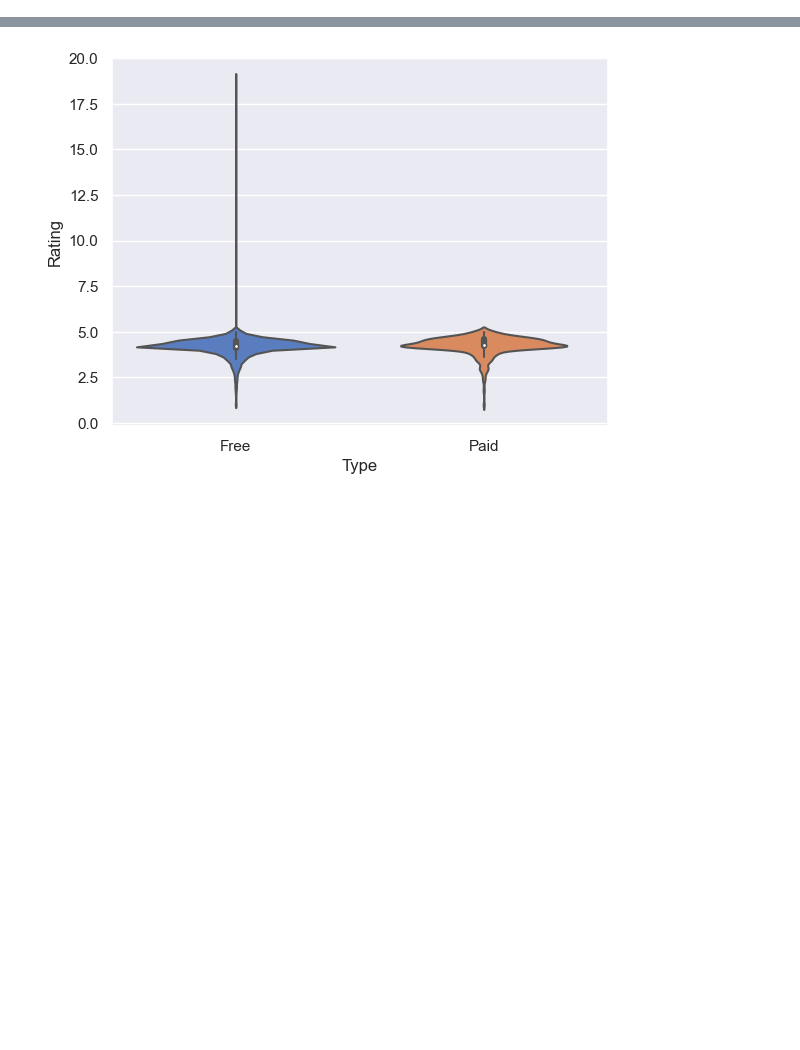
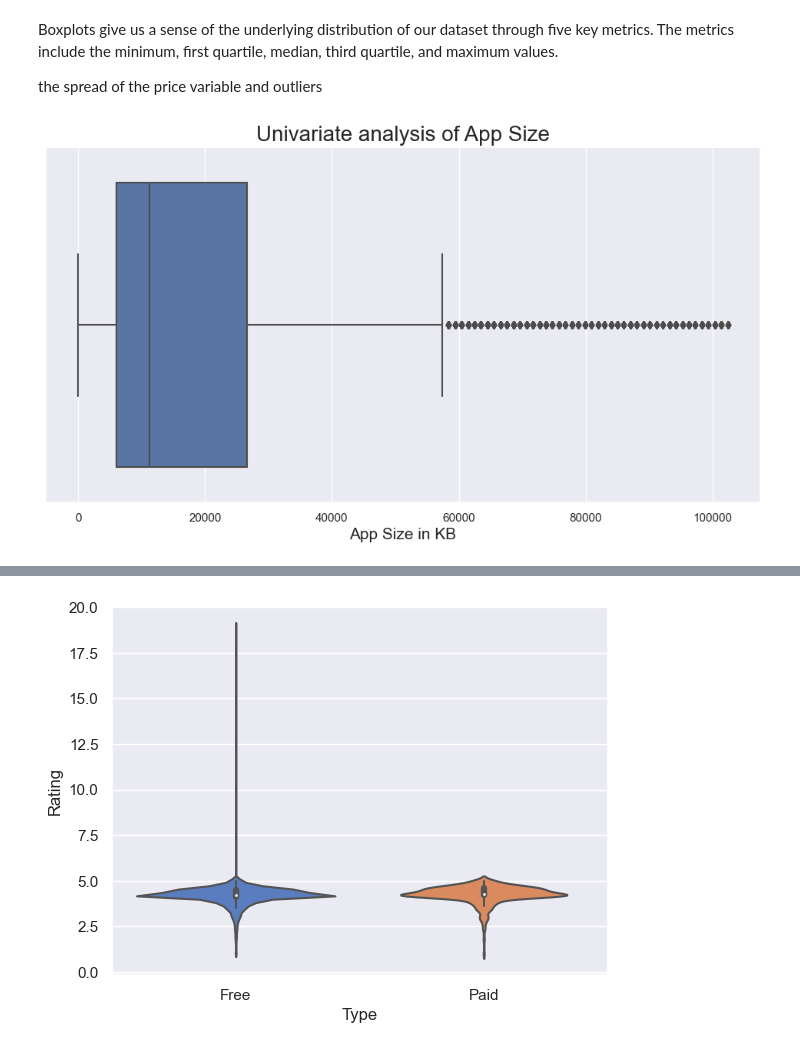
Before and after one commit to ftmoztl/EDA-data-visualization, a Jupyter notebook: eda-visualization.ipynb, the cells around one changed output, grey strips where cells are left out. Drawn from its saved outputs; the diff is of its cells as text; code cells hidden in the pictures; blank space fills up the shorter version.

```diff
--- a/eda-visualization.ipynb
+++ b/eda-visualization.ipynb
@@ -74,0 +87,12 @@ plt.show()
+# %% [markdown]
+Boxplots give us a sense of the underlying distribution of our dataset through five key metrics. The metrics include the minimum, first quartile, median, third quartile, and maximum values.
+
+the spread of the price variable and outliers
+# %%
+plt.figure(figsize= (12,6))
+ax = sns.boxplot(data = df, x= df["Size"])
+ax.set_xlabel('App Size in KB',fontsize = 15)
+ax.set_title('Univariate analysis of App Size', fontsize= 20)
+plt.ticklabel_format(style='plain', axis='x')
+# %% [output]
+[figure, added]
```
Also changed, not shown: parts of 18 cells of this notebook.
